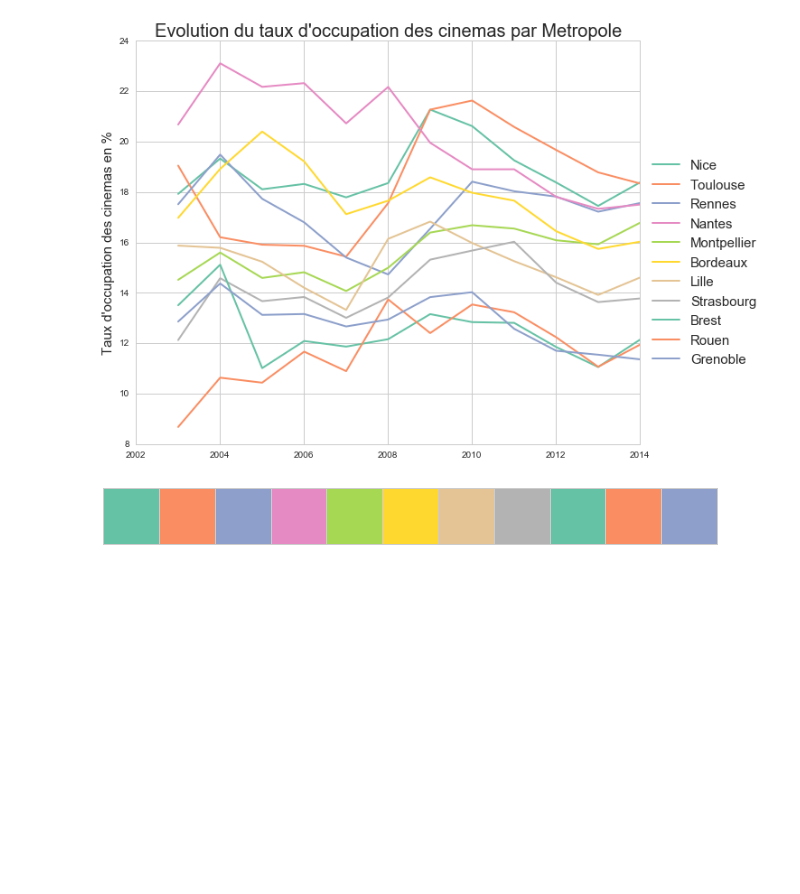
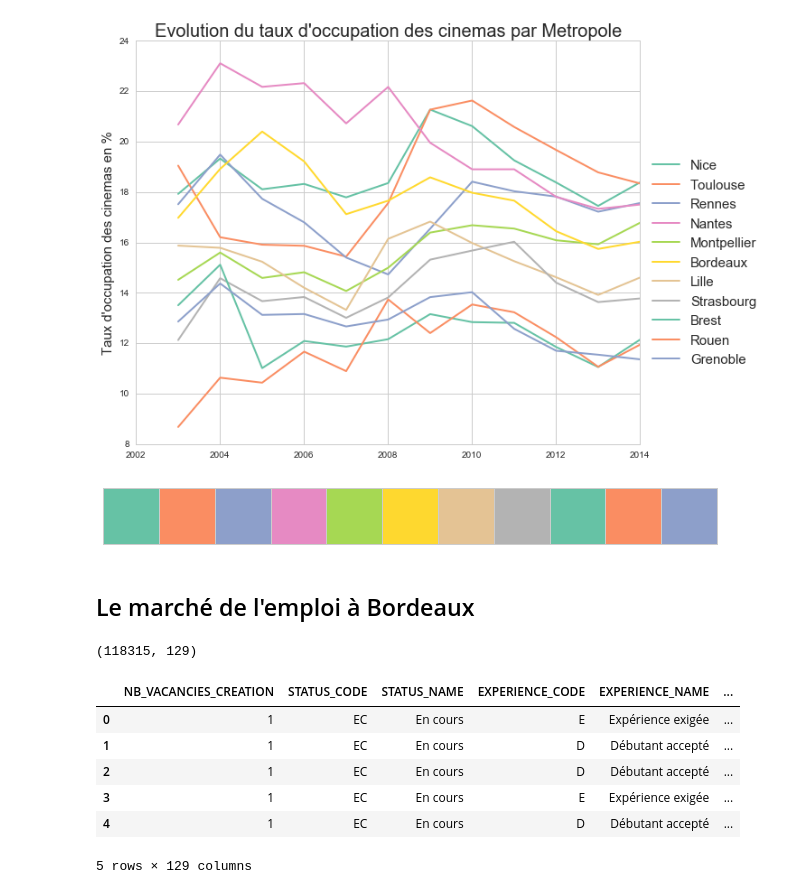
Before and after one commit to armgilles/datafactBDX, a Jupyter notebook: Explore_data.ipynb, the cells around one changed output. Saved outputs shown, nothing was run; the diff lists cells and outputs as text; code cells hidden in the pictures; blank space fills up the shorter version.

```diff
--- a/Explore_data.ipynb
+++ b/Explore_data.ipynb
@@ -679,3 +708,21 @@ plt.legend(loc='center left', bbox_to_anchor=(1, 0.45), fontsize=15)
 sns.palplot(sns.color_palette("Set2", 11))
 # %% [output]
 [figure]
+# %% [markdown]
+## Le marché de l'emploi à Bordeaux
+# %%
+pe = pd.read_csv('data/hugo_offres_pe1.csv', sep=";")
+# %%
+pe.shape
+# %% [output]
+(118315, 129)
+# %%
+pe.head()
+# %% [output]
+|  | NB_VACANCIES_CREATION | STATUS_CODE | STATUS_NAME | EXPERIENCE_CODE | EXPERIENCE_NAME | ... |
+| 0 | 1 | EC | En cours | E | Expérience exigée | ... |
+| 1 | 1 | EC | En cours | D | Débutant accepté | ... |
+| 2 | 1 | EC | En cours | D | Débutant accepté | ... |
+| 3 | 1 | EC | En cours | E | Expérience exigée | ... |
+| 4 | 1 | EC | En cours | D | Débutant accepté | ... |
+5 rows × 129 columns
```
Also changed, not shown: parts of 8 cells of this notebook.
